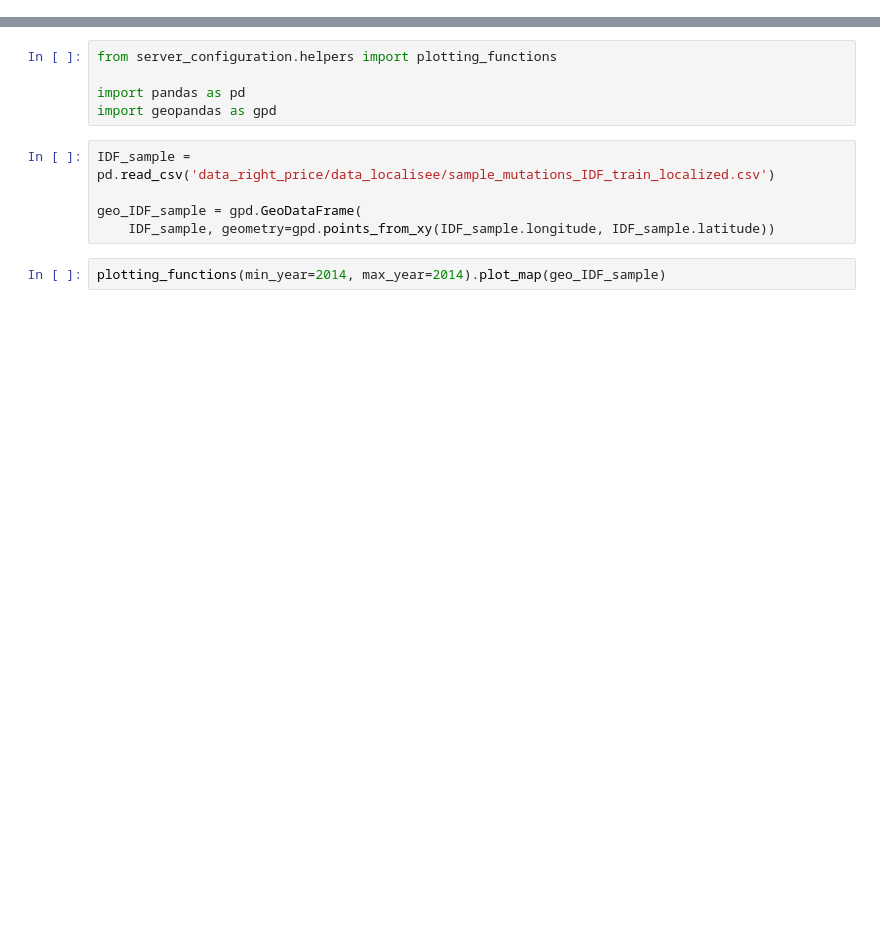
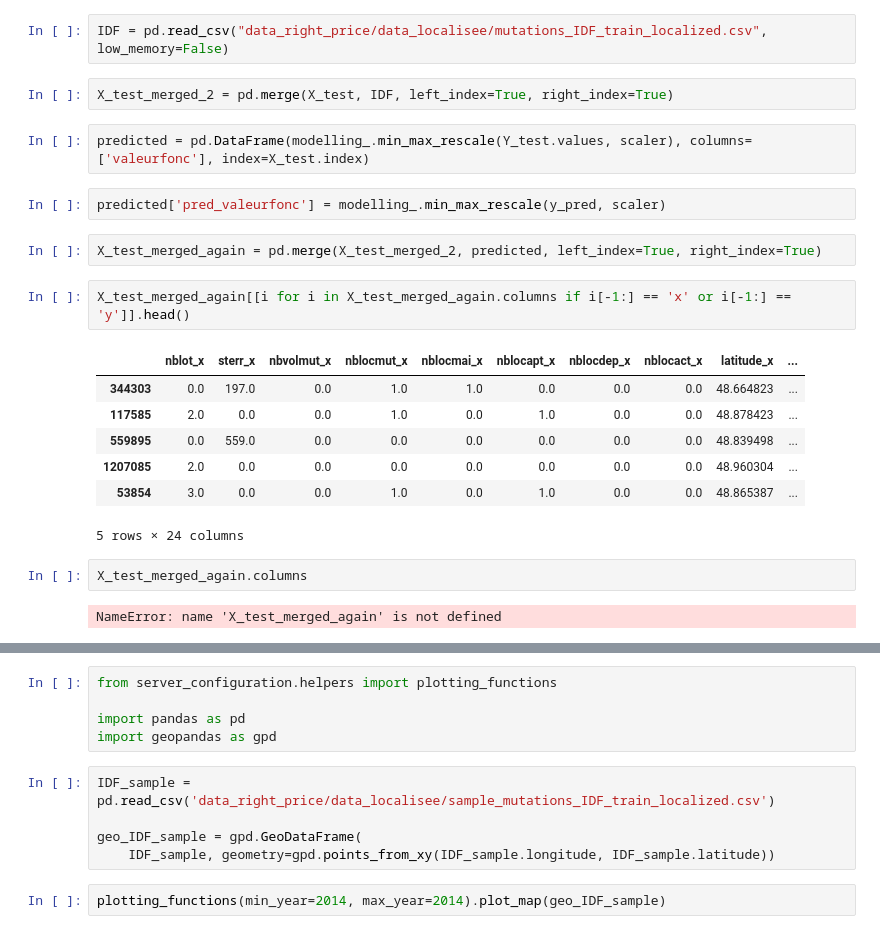
Before and after one commit to Juliette-De/the-right-price, a Jupyter notebook: test_py_file.ipynb, the cells around one changed output, grey strips where cells are left out. Saved outputs shown, nothing was run; the diff lists cells and outputs as text; blank space fills up the shorter version.

```diff
--- a/test_py_file.ipynb
+++ b/test_py_file.ipynb
@@ -37,0 +148,24 @@ MSE: 0.0159903420913555
+# %%
+IDF = pd.read_csv("data_right_price/data_localisee/mutations_IDF_train_localized.csv", low_memory=False)
+# %%
+X_test_merged_2 = pd.merge(X_test, IDF, left_index=True, right_index=True)
+# %%
+predicted = pd.DataFrame(modelling_.min_max_rescale(Y_test.values, scaler), columns=['valeurfonc'], index=X_test.index)
+# %%
+predicted['pred_valeurfonc'] = modelling_.min_max_rescale(y_pred, scaler)
+# %%
+X_test_merged_again = pd.merge(X_test_merged_2, predicted, left_index=True, right_index=True)
+# %%
+X_test_merged_again[[i for i in X_test_merged_again.columns if i[-1:] == 'x' or i[-1:] == 'y']].head()
+# %% [output]
+|  | nblot_x | sterr_x | nbvolmut_x | nblocmut_x | nblocmai_x | nblocapt_x | nblocdep_x | nblocact_x | latitude_x | ... |
+| 344303 | 0.0 | 197.0 | 0.0 | 1.0 | 1.0 | 0.0 | 0.0 | 0.0 | 48.664823 | ... |
+| 117585 | 2.0 | 0.0 | 0.0 | 1.0 | 0.0 | 1.0 | 0.0 | 0.0 | 48.878423 | ... |
+| 559895 | 0.0 | 559.0 | 0.0 | 0.0 | 0.0 | 0.0 | 0.0 | 0.0 | 48.839498 | ... |
+| 1207085 | 2.0 | 0.0 | 0.0 | 0.0 | 0.0 | 0.0 | 0.0 | 0.0 | 48.960304 | ... |
+| 53854 | 3.0 | 0.0 | 0.0 | 1.0 | 0.0 | 1.0 | 0.0 | 0.0 | 48.865387 | ... |
+5 rows × 24 columns
+# %%
+X_test_merged_again.columns
+# %% [output]
+NameError: name 'X_test_merged_again' is not defined
```
Also changed, not shown: parts of 39 cells of this notebook, 9 other files.
